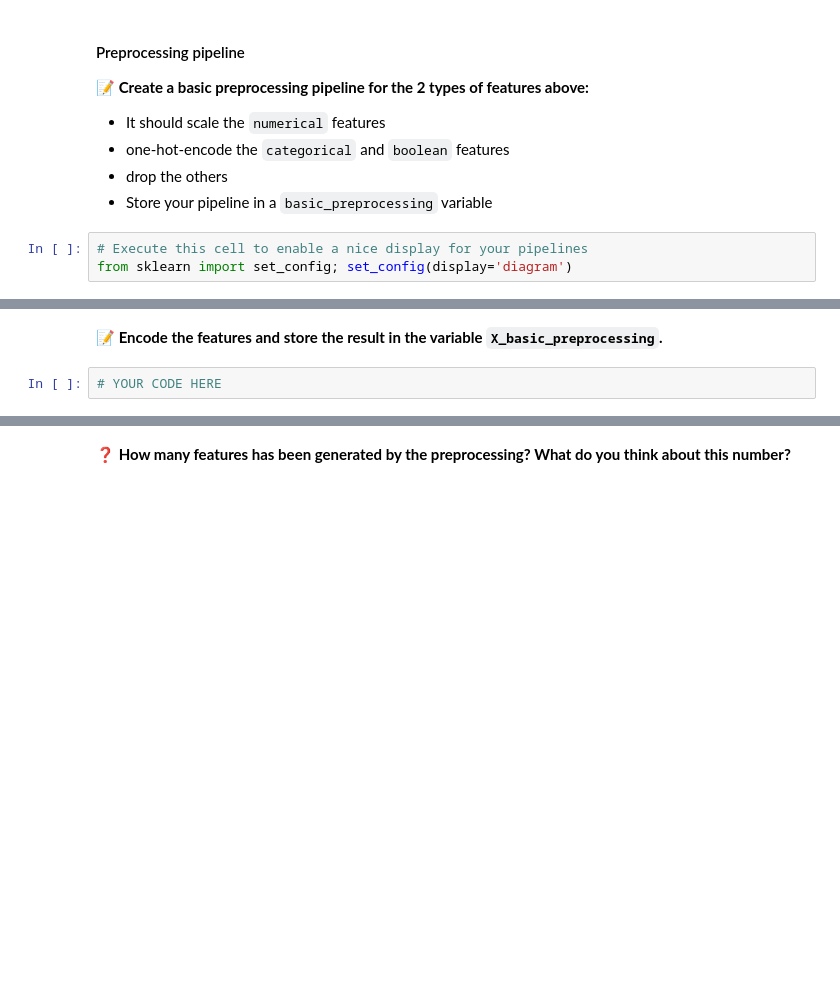
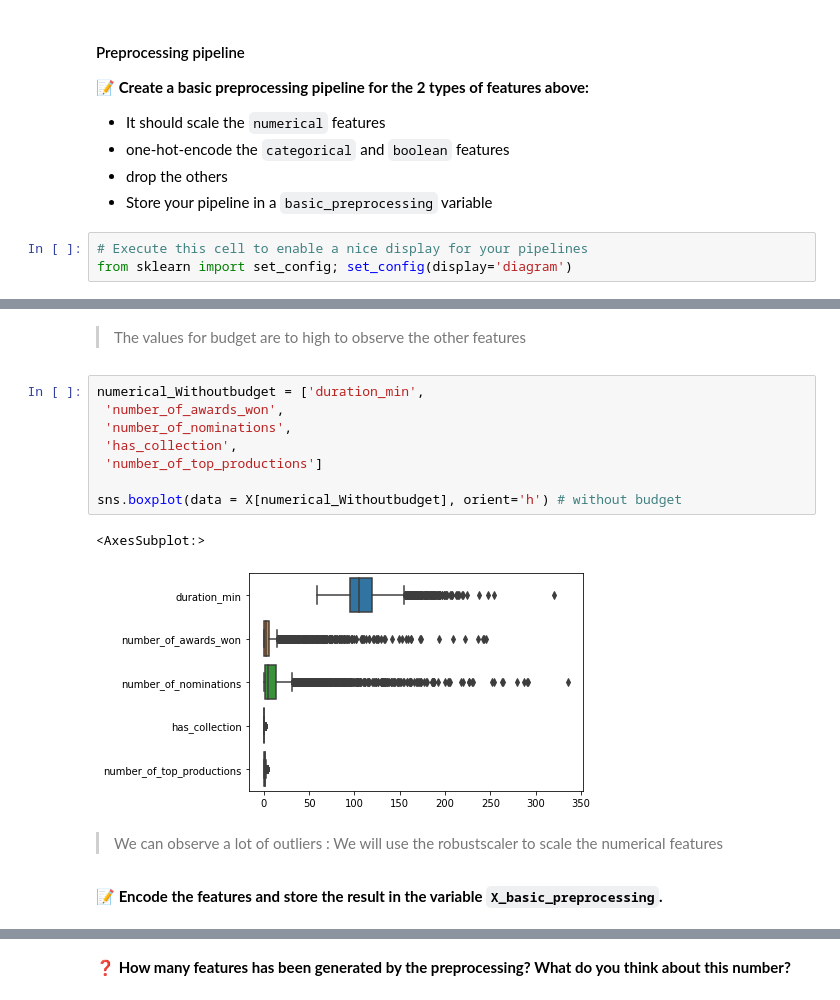
Before and after one commit to maillotg/data-certification-exam, a Jupyter notebook: machine_learning/TV_popularity_predictor.ipynb, the cells around one changed output, grey strips where cells are left out. Drawn from its saved outputs; the diff is of its cells as text; blank space fills up the shorter version.

```diff
--- a/machine_learning/TV_popularity_predictor.ipynb
+++ b/machine_learning/TV_popularity_predictor.ipynb
@@ -129,4 +303,17 @@ from sklearn import set_config; set_config(display='diagram')
+# %% [markdown]
+> The values for budget are to high to observe the other features
+# %%
+numerical_Withoutbudget = ['duration_min',
+ 'number_of_awards_won',
+ 'number_of_nominations',
+ 'has_collection',
+ 'number_of_top_productions']
+
+sns.boxplot(data = X[numerical_Withoutbudget], orient='h') # without budget
+# %% [output]
+<AxesSubplot:>
+[figure, added]
+# %% [markdown]
+> We can observe a lot of outliers : We will use the robustscaler to scale the numerical features
 # %% [markdown]
 **📝 Encode the features and store the result in the variable `X_basic_preprocessing`.**
-# %%
-# YOUR CODE HERE
```
Also changed, not shown: parts of 54 cells of this notebook, 2 other files.
